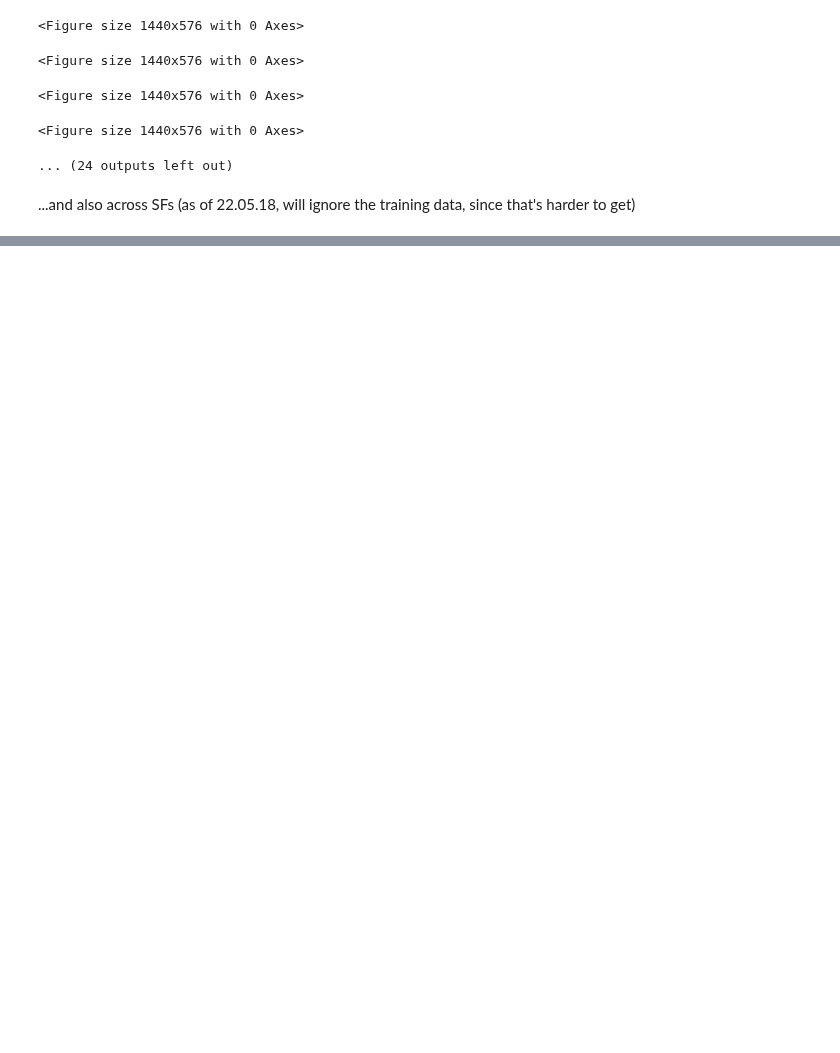
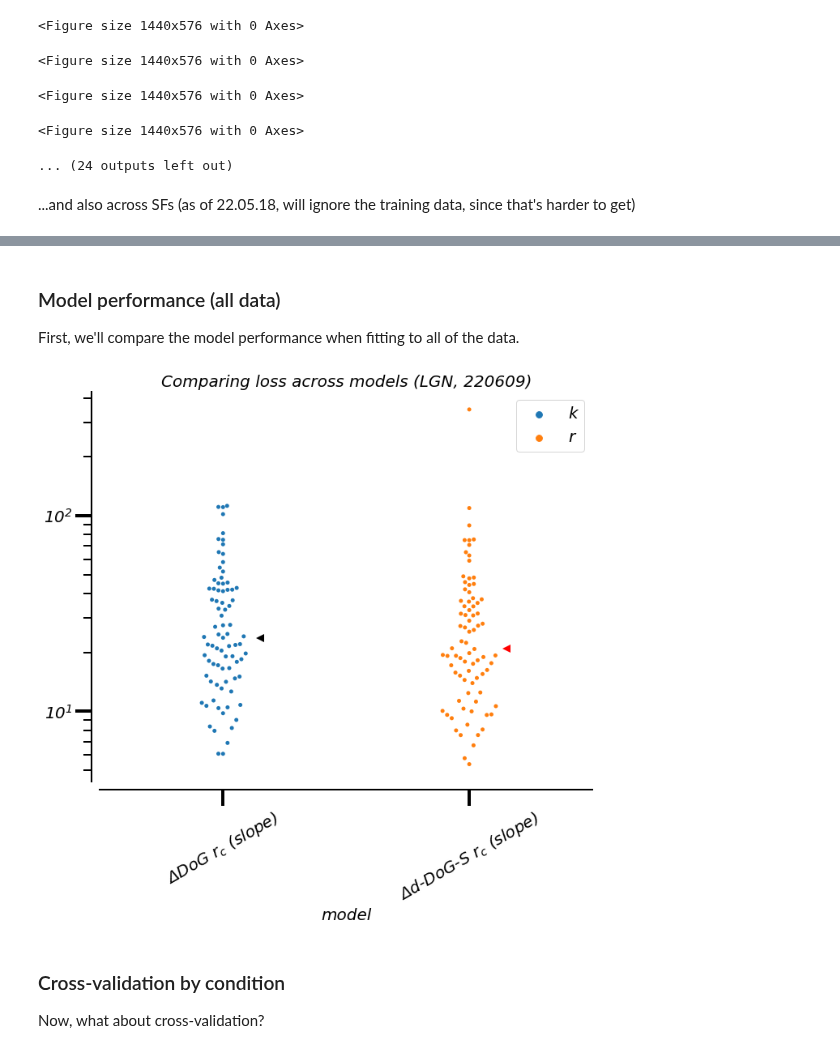
Before and after one commit to paul-levy/SF-diversity, a Jupyter notebook: 01_sfTuning_contrast.ipynb, the cells around one changed output, grey strips where cells are left out. Drawn from its saved outputs; the diff is of its cells as text; code cells hidden in the pictures; blank space fills up the shorter version.

```diff
--- a/01_sfTuning_contrast.ipynb
+++ b/01_sfTuning_contrast.ipynb
@@ -734,0 +738,3 @@ for c in range(nCells):
+# %% [markdown]
+### Model performance (all data)
+First, we'll compare the model performance when fitting to all of the data.
@@ -734,0 +790,39 @@ for c in range(nCells):
+# %%
+use_norm = 0;
+upper_bound = 2 if use_norm else np.Inf;
+
+nMods = len(joints)
+
+f = plt.figure(figsize=(5*nMods, 10));
+
+nCells = nlls_all.shape[0]
+[plt.plot(i+0.15, np.nanmedian(nlls_all[:,i,use_norm]), '<', color=param_color[nFreeParams[i]], markersize=10) for i in range(nMods)]
+sns.swarmplot(x=np.tile(np.arange(nMods), nCells), y=hf.flatten_list(np.clip(nlls_all[:,:,use_norm], None, upper_bound)), hue=np.tile([param_color[nFreeParams[x]] for x in range(nMods)], nCells));
+sns.despine(offset=10)
+
+if use_norm:
+    plt.axhline(1, color='k', linestyle='--', alpha=0.3)
+else:
+    plt.yscale('log')
+
+plt.xlabel('model');
+plt.ylabel('Distribution of %sloss across cells' % '(norm.) ' if use_norm else '');
+plt.xticks(ticks=np.arange(nMods), labels=[r'$\Delta$%s' % x for x in names], rotation=30);
+plt.title('Comparing loss across models (LGN, %s)' % date);
+plt.tick_params(axis='x', which='minor', bottom=False)
+plt.tick_params(axis='y', which='minor', left=True)
+
+f.tight_layout();
+
+saveName = "/01_02_02a_loss_nonCV_%s%s.pdf" % (date, '_norm' if use_norm else '');
+curr_dir = os.path.dirname(save_loc+saveName);
+if not os.path.exists(curr_dir):
+    os.makedirs(curr_dir);
+pdfSv = pltSave.PdfPages(save_loc + saveName);
+pdfSv.savefig(f); # only one figure here...
+pdfSv.close()
+# %% [output]
+[figure, added]
+# %% [markdown]
+### Cross-validation by condition
+Now, what about cross-validation?
```
Also changed, not shown: parts of 5 cells of this notebook, 3 other files.
